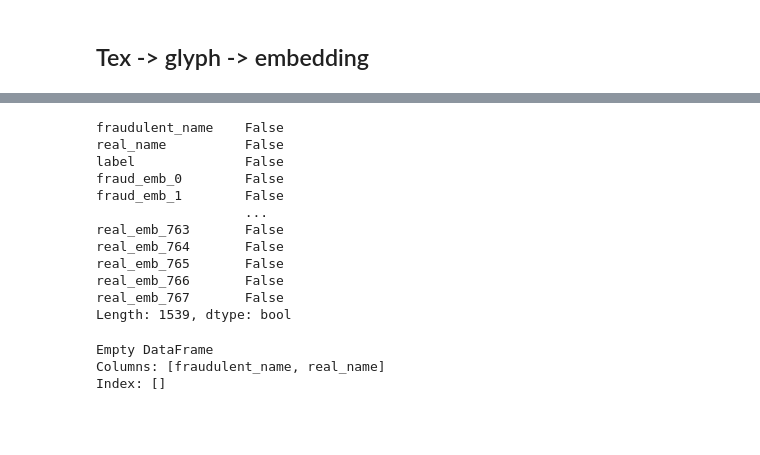
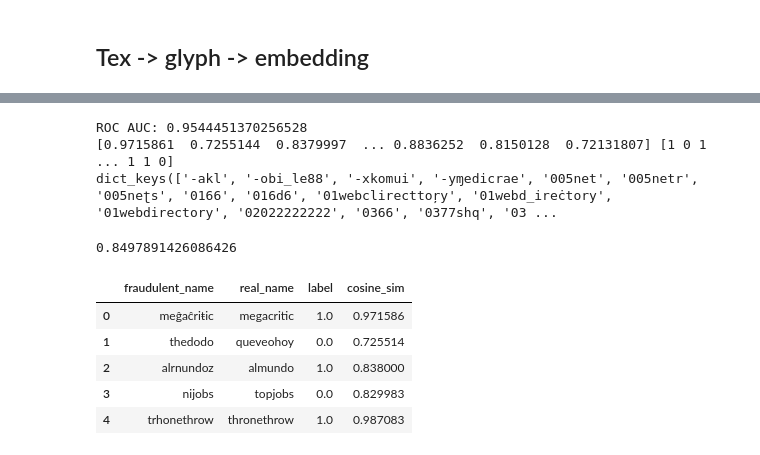
Before and after one commit to hailbee/Itau-group-2, a Jupyter notebook: fonts/create_embeddings_testing.ipynb, the cells around one changed output, grey strips where cells are left out. Saved outputs shown, nothing was run; the diff lists cells and outputs as text; code cells hidden in the pictures; blank space fills up the shorter version.

```diff
--- a/fonts/create_embeddings_testing.ipynb
+++ b/fonts/create_embeddings_testing.ipynb
@@ -247,26 +144,44 @@ print(final_df.head())
-# %%
-# print true if any nan values
-print(final_df.isna().any())
-
-# save final_df to parquet
-final_df.to_parquet('test_pairs_with_siglip_embeddings.parquet', index=False)
-# %% [output]
-fraudulent_name    False
-real_name          False
-label              False
-fraud_emb_0        False
-fraud_emb_1        False
-                   ...
-real_emb_763       False
-real_emb_764       False
-real_emb_765       False
-real_emb_766       False
-real_emb_767       False
-Length: 1539, dtype: bool
-# %%
-nan_rows = final_df[final_df.filter(like="fraud_").isna().any(axis=1)]
-print(nan_rows[["fraudulent_name", "real_name"]])
-# %% [output]
-Empty DataFrame
-Columns: [fraudulent_name, real_name]
-Index: []
+# %%
+all_names = pd.concat([test_data["fraudulent_name"], test_data["real_name"]], ignore_index=True)
+name2emb = embed_names(all_names.tolist(), batch_size=128)
+
+# --- 4) Vectorized cosine similarities for each pair ---
+L = torch.stack([name2emb[str(x)] for x in test_data["fraudulent_name"].tolist()], dim=0)  # (N, D) embeddings of fraudulent names using Siglip
+R = torch.stack([name2emb[str(x)] for x in test_data["real_name"].tolist()], dim=0)        # (N, D) embeddings of real names using Siglip
+scores = (L * R).sum(dim=-1).cpu().numpy()  # cosine because we already L2-normalized
+
+y_true = test_data["label"].to_numpy().astype(int)
+auc = roc_auc_score(y_true, scores)
+print("ROC AUC:", auc)
+print(scores, y_true)
+print(name2emb.keys())
+# %% [output]
+ROC AUC: 0.9544451370256528
+[0.9715861  0.7255144  0.8379997  ... 0.8836252  0.8150128  0.72131807] [1 0 1 ... 1 1 0]
+dict_keys(['-akl', '-obi_le88', '-xkomui', '-yɱedicrae', '005net', '005netr', '005neʈs', '0166', '016d6', '01webclirecttoŗy', '01webd_ireċtory', '01webdirectory', '02022222222', '0366', '0377shq', '03 ...
+# %%
+# Find cosine sim threshold
+from sklearn.metrics import roc_curve
+fpr, tpr, thresholds = roc_curve(y_true, scores)
+
+# Find optimal threshold (Youden's J statistic)
+youden_j = tpr - fpr
+optimal_threshold = thresholds[np.argmax(youden_j)]
+print(optimal_threshold)
+# %% [output]
+0.8497891426086426
+# %%
+# create pandas dataframe with cosine similarity col for each pair
+
+import numpy as np
+import pandas as pd
+
+final_df["cosine_sim"] = scores
+final_df.head()
+# %% [output]
+|  | fraudulent_name | real_name | label | cosine_sim |
+| 0 | meĝaĉriŧic | megacritic | 1.0 | 0.971586 |
+| 1 | thedodo | queveohoy | 0.0 | 0.725514 |
+| 2 | alrnundoz | almundo | 1.0 | 0.838000 |
+| 3 | nijobs | topjobs | 0.0 | 0.829983 |
+| 4 | trhonethrow | thronethrow | 1.0 | 0.987083 |
```
Also changed, not shown: parts of 13 cells of this notebook, 1 other file.
